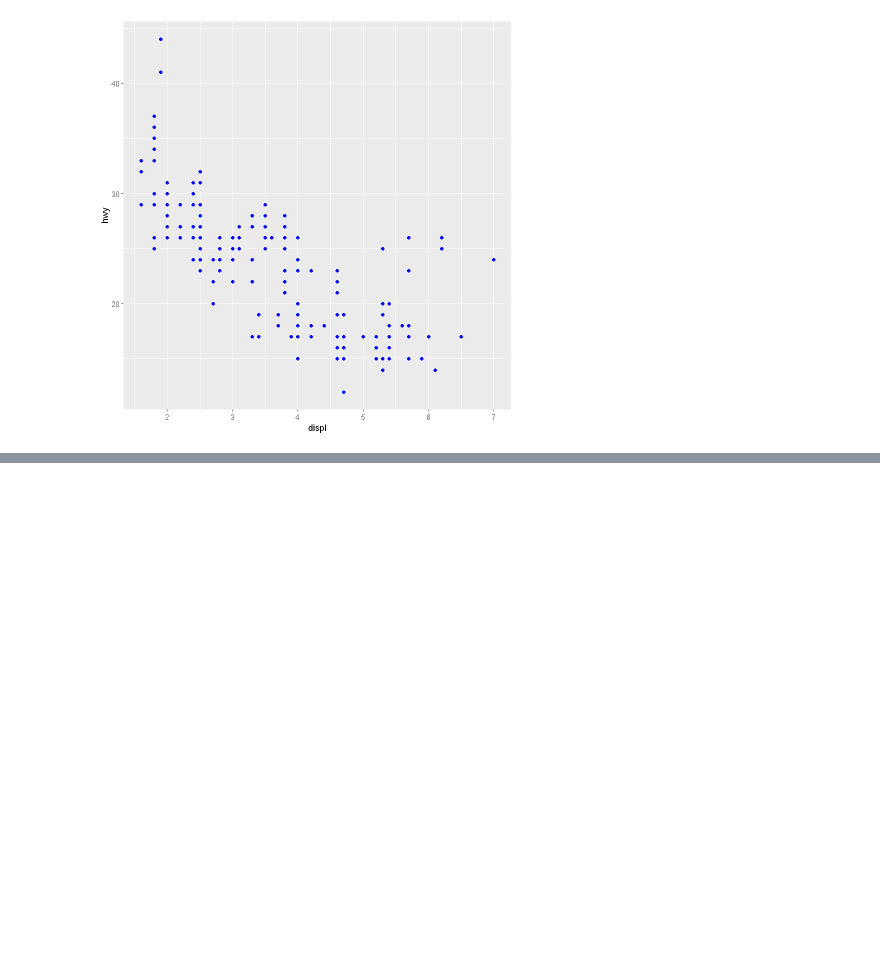
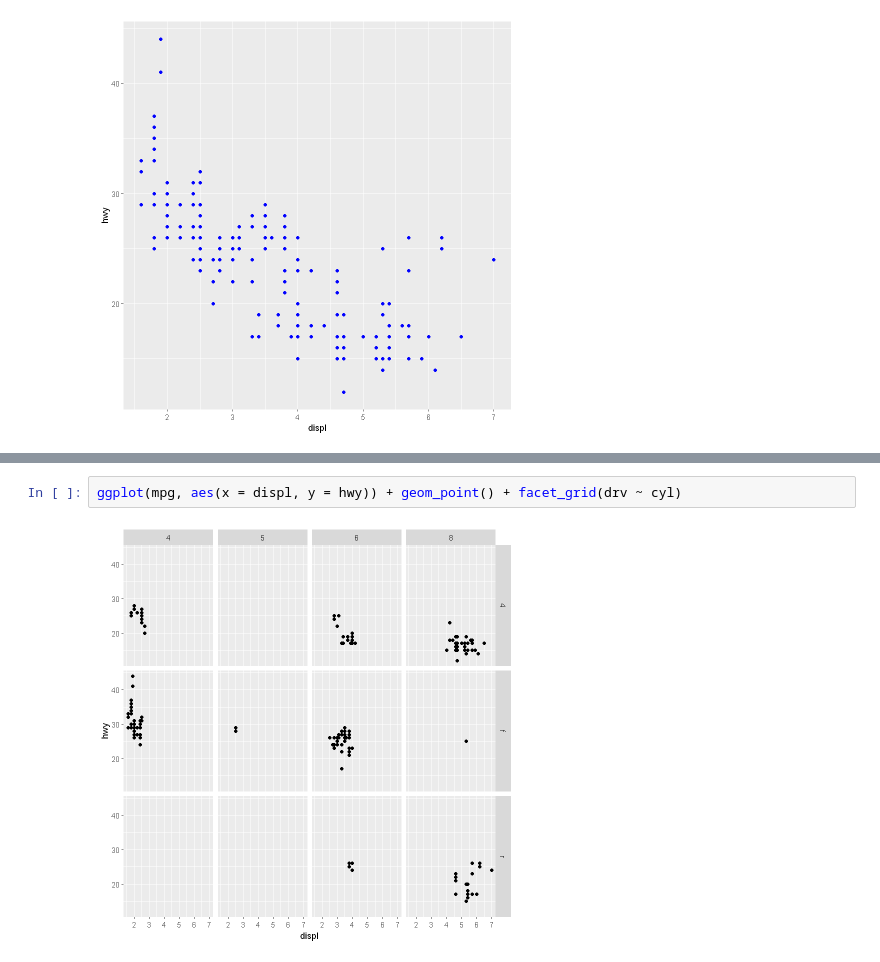
Before and after one commit to Vu-Viet-Phong/R, a Jupyter notebook: R-for-DS/Data-Visualisation.ipynb, the cells around one changed output, grey strips where cells are left out. Drawn from its saved outputs; the diff is of its cells as text; blank space fills up the shorter version.

```diff
--- a/R-for-DS/Data-Visualisation.ipynb
+++ b/R-for-DS/Data-Visualisation.ipynb
@@ -138,0 +149,4 @@ ggplot(data = mpg, aes(x = displ, y = hwy)) + geom_point(color = "blue")
+# %%
+ggplot(mpg, aes(x = displ, y = hwy)) + geom_point() + facet_grid(drv ~ cyl)
+# %% [output]
+[figure, added]
```
Also changed, not shown: parts of 13 cells of this notebook.
